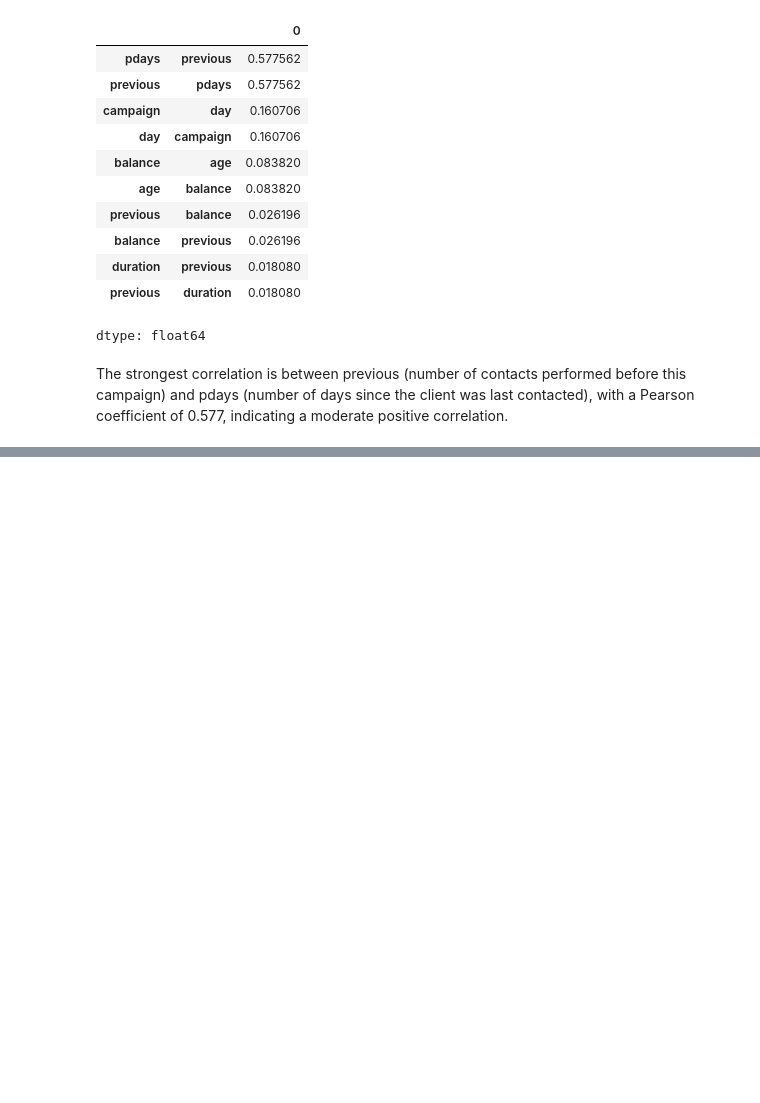
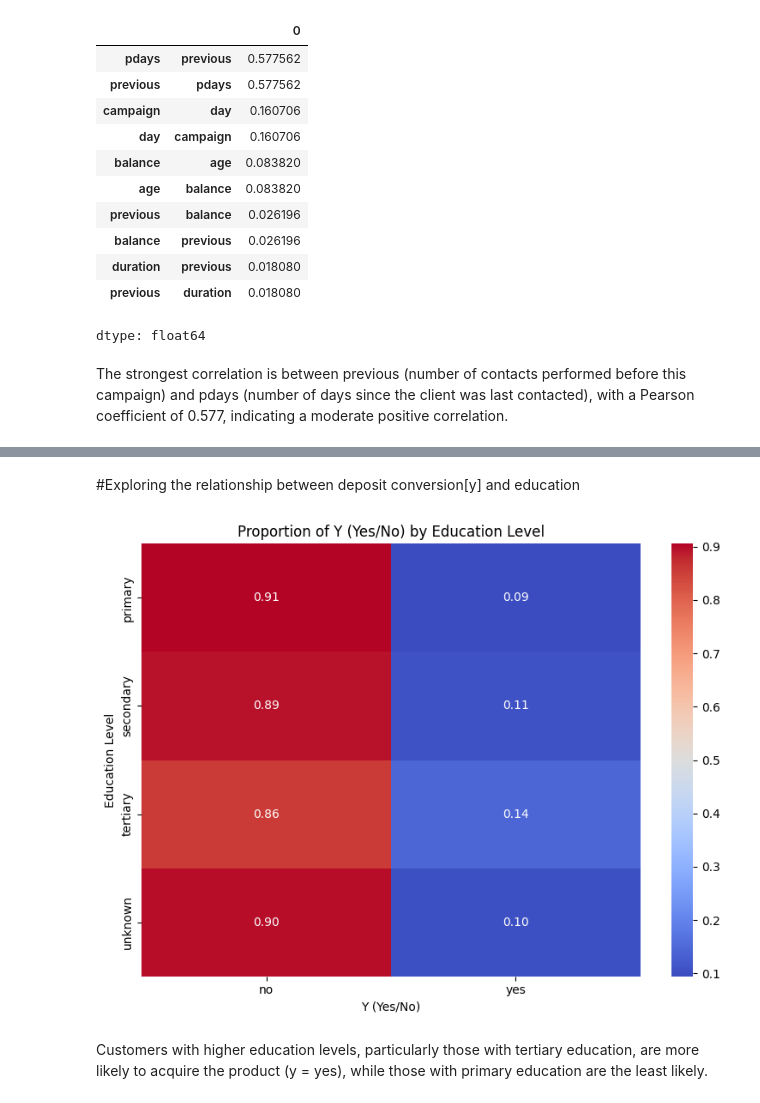
Before and after one commit to viktoruebelhart/uci_bank, a Jupyter notebook: UCI_BANK.ipynb, the cells around one changed output, grey strips where cells are left out. Cells and saved outputs as stored; diff of their text form; code cells hidden in the pictures; blank space fills up the shorter version.

```diff
--- a/UCI_BANK.ipynb
+++ b/UCI_BANK.ipynb
@@ -739,0 +749,20 @@ The strongest correlation is between previous (number of contacts performed befo
+# %% [markdown]
+#Exploring the relationship between deposit conversion[y] and education
+# %%
+# Group by 'education' and 'y' to calculate proportions
+education_y = df.groupby(['education', 'y']).size().unstack(fill_value=0)
+education_proportions = education_y.div(education_y.sum(axis=1), axis=0)
+
+# Create a heatmap for 'education' vs 'y'
+plt.figure(figsize=(8, 6))
+sns.heatmap(education_proportions, annot=True, cmap='coolwarm', fmt='.2f')
+plt.title('Proportion of Y (Yes/No) by Education Level')
+plt.xlabel('Y (Yes/No)')
+plt.ylabel('Education Level')
+plt.tight_layout()
+plt.show()
+# %% [output]
+[figure, added]
+# %% [markdown]
+
+Customers with higher education levels, particularly those with tertiary education, are more likely to acquire the product (y = yes), while those with primary education are the least likely.
```
Also changed, not shown: parts of 1 cell of this notebook.
